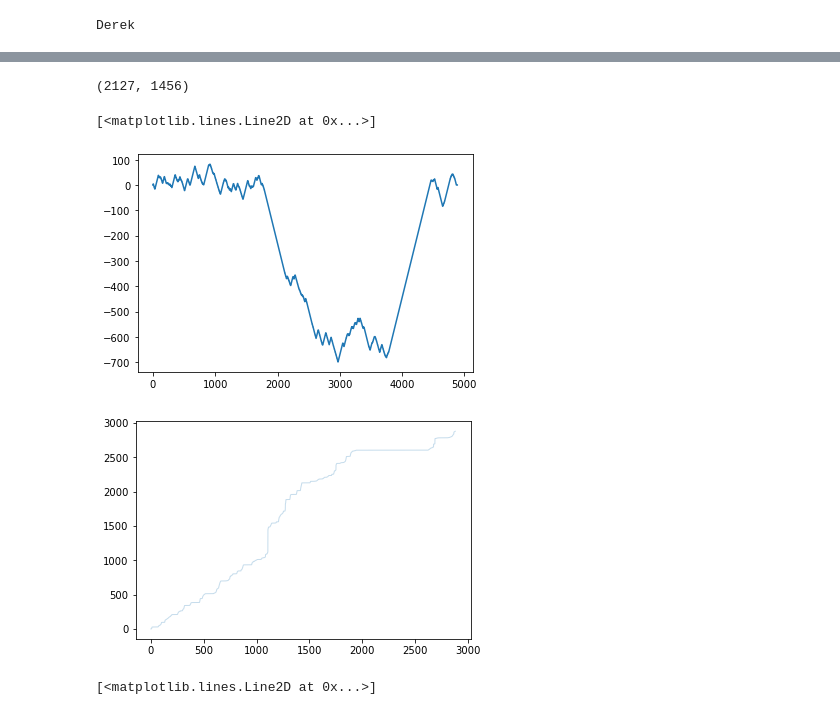
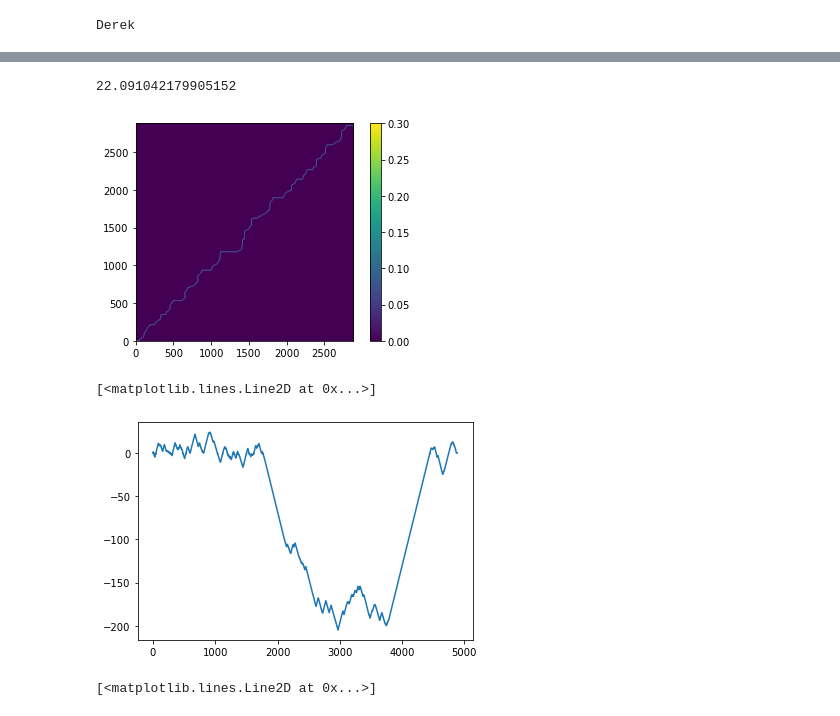
Before and after one commit to neuralabc/spft-java, a Jupyter notebook: spft/2022_09_DTW_test.ipynb, the cells around one changed output, grey strips where cells are left out. Drawn from its saved outputs; the diff is of its cells as text; code cells hidden in the pictures.

```diff
--- a/spft/2022_09_DTW_test.ipynb
+++ b/spft/2022_09_DTW_test.ipynb
@@ -136,6 +134,8 @@ in_dir = './testing/2022_06_test_right_only'
 subs = ['Derek','Isa','Jhelum_L','Kimia','Mika']
 sub=subs[0]
 # for idx,sub in enumerate(subs):
+import importlib
+spft = importlib.reload(spft)
 print(sub)
 data = spft.load_yaml(join(in_dir,f'LAB_{sub}_Test_Right_Only_out-file.txt'))
 res = spft.score_spft_data(data)
@@ -220,0 +243,24 @@ path_dist_2_diag
+# %%
+trial_idx =5
+t_ref = res['trial_data']['ref_interp'][trial_idx] #trial ref and force values, in same timespace
+t_for = res['trial_data']['for_interp'][trial_idx]
+path, score = dtw_path(t_ref,t_for) #we treat the reference as the query and the force as the target, such that we can apply the warp afterwards
+
+alignment, soft_score = soft_dtw_alignment(t_ref,t_for,gamma=0)
+
+tw = r_dtw.dtw(t_ref,t_for, keep_internals=True, step_pattern='symmetric2') #we treat the reference as the query and the force as the target, such that we can apply the warp afterwards
+
+
+print("{:.2f} tslearn".format(score))
+print("{:.2f} dtw".format(tw.distance))
+
+
+x = np.diff(np.array(path),axis=1)[:,0]
+y = get_dist_2_diag(t_ref,path)
+print(np.mean(x))
+print(np.mean(y))
+print(np.corrcoef(x,y)[0,1])
+
+plt.plot([j for (i, j) in path], [i for (i, j) in path], "-",
+            linewidth=1.,alpha=.5)
+# np.corrcoef(xy)
@@ -221,14 +275,20 @@ path_dist_2_diag
+# %%
+plt.imshow(alignment,origin='lower',vmin=0,vmax=.3)
+plt.autoscale(False), plt.colorbar()
+print(soft_score)
+# %% [output]
+22.091042179905152
+[figure, added]
 # %%
-plt.plot(np.diff(np.array(path),axis=1))
-print(path[3000])
-plt.figure()
-plt.plot([j for (i, j) in path], [i for (i, j) in path], "-",
-            linewidth=1.,alpha=.25)
+# plt.plot(np.diff(np.array(path),axis=1)) #how far off diagonal are we, first pass
+# plt.plot(get_dist_2_diag(t_ref,path))
+plt.plot(x+y)
+# plt.figure()
+# plt.plot([j for (i, j) in path], [i for (i, j) in path], "-",
+#             linewidth=1.,alpha=.25)
 # %% [output]
-(2127, 1456)
+[<matplotlib.lines.Line2D at 0x...>]
-[<matplotlib.lines.Line2D at 0x...>]
-[figure, old version]
+[figure, new version]
-[figure, removed]
 # %%
 plt.plot(dist_2_diag)
 # %% [output]
```
Also changed, not shown: parts of 11 cells of this notebook, 2 other files.
